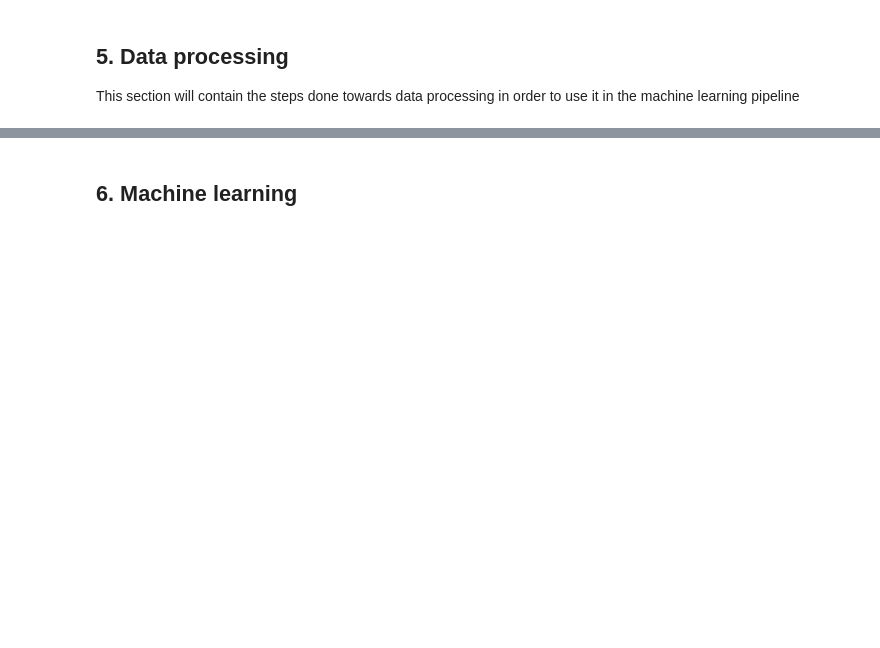
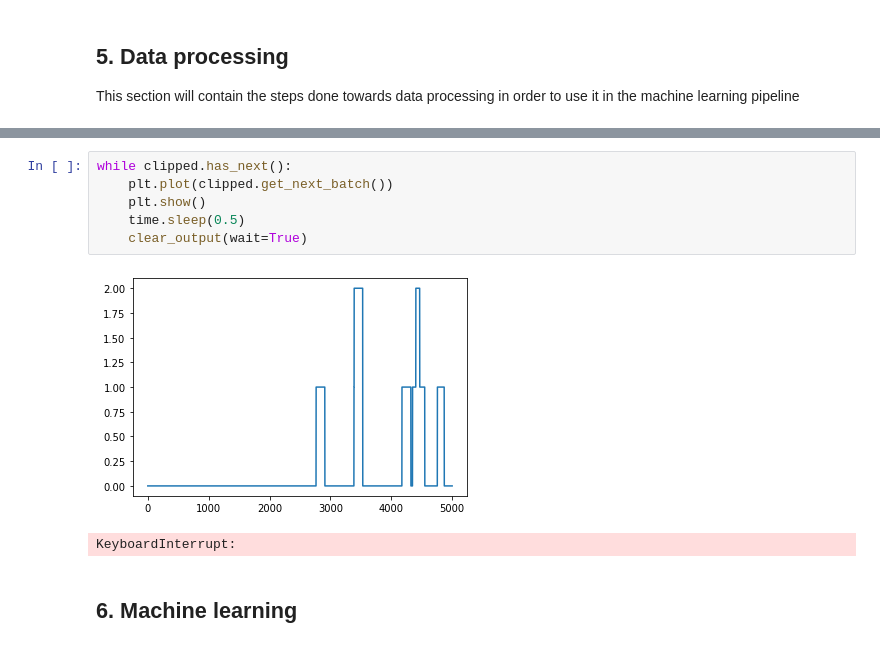
Before and after one commit to Gorzen/Genome-Center-Project, a Jupyter notebook: roadmap.ipynb, the cells around one changed output, grey strips where cells are left out. Cells and saved outputs as stored; diff of their text form; blank space fills up the shorter version.

```diff
--- a/roadmap.ipynb
+++ b/roadmap.ipynb
@@ -80,2 +171,11 @@ This section will contain the steps done towards data processing in order to use
+# %%
+while clipped.has_next():
+    plt.plot(clipped.get_next_batch())
+    plt.show()
+    time.sleep(0.5)
+    clear_output(wait=True)
+# %% [output]
+[figure, added]
+KeyboardInterrupt:
 # %% [markdown]
 ## 6. Machine learning
```
Also changed, not shown: parts of 9 cells of this notebook, 1 other file.
